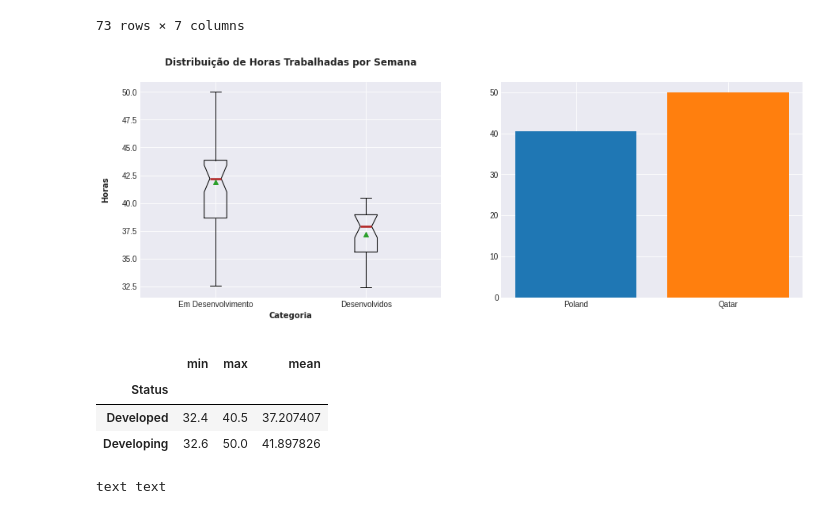
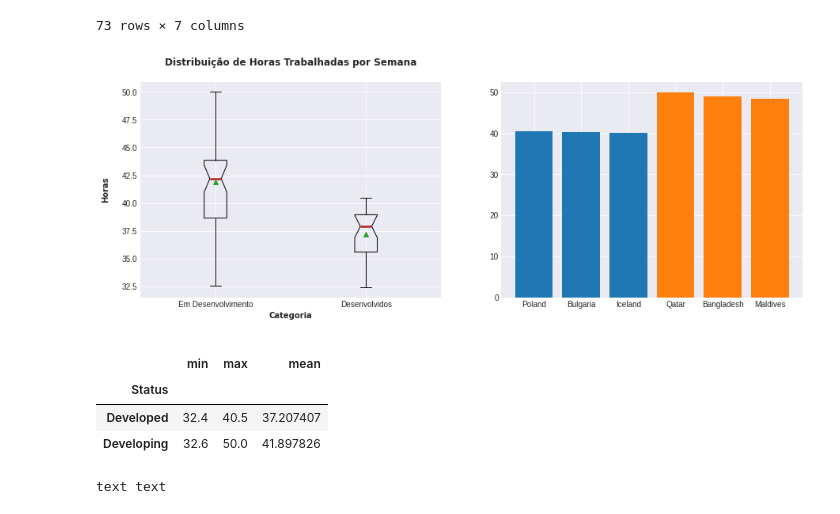
Before and after one commit to unbrae/DataScience, a Jupyter notebook: eda.ipynb, the cells around one changed output. Cells and saved outputs as stored; diff of their text form; code cells hidden in the pictures.

```diff
--- a/eda.ipynb
+++ b/eda.ipynb
@@ -222,36 +222,39 @@ plt.boxplot(countryStatus[countryStatus.Status == 'Developing'].Hours,positions=
             showmeans=True,
             notch=True,
             showfliers=True)
 
 plt.boxplot(countryStatus[countryStatus.Status == 'Developed'].Hours,positions=[2],
             medianprops=dict(linestyle='-.', linewidth=2.5, color='firebrick'),
             showmeans=True,
             notch=True,
             showfliers=True
             )
 
 plt.title(f'Distribuição de Horas Trabalhadas por Semana\n', fontdict=font)
 plt.xticks(ticks=[1,2],labels=['Em Desenvolvimento','Desenvolvidos'])
 plt.xlabel(f'Categoria\n', fontdict=font)
 plt.ylabel(f'Horas\n', fontdict=font)
 plt.grid(True)
 
 plt.subplot(1,2,2)
 
-developedBigger = (countryStatus.loc[countryStatus['Status'] == 'Developed']).sort_values(by=["Hours","Country"], ascending=False).head(1)
+developedBigger = (countryStatus.loc[countryStatus['Status'] == 'Developed']).sort_values(by=["Hours","Country"], ascending=False).head(3)
 developedBigger = developedBigger[['Country','Hours']]
-developingBigger = (countryStatus.loc[countryStatus['Status'] == 'Developing']).sort_values(by=["Hours","Country"], ascending=False).head(1)
+
+developingBigger = (countryStatus.loc[countryStatus['Status'] == 'Developing']).sort_values(by=["Hours","Country"], ascending=False).head(3)
 developingBigger = developingBigger[['Country','Hours']]
 
 plt.bar(developedBigger['Country'],developedBigger['Hours'])
 plt.bar(developingBigger['Country'],developingBigger['Hours'])
 
+#plt.xticks()
+
 plt.show()
 
 desc = (countryStatus.groupby('Status').Hours).agg(['min','max','mean'])
 display(desc)
 # %% [output]
-[figure, old version]
+[figure, new version]
 |  | min | max | mean |
 | Status |  |  |  |
 | Developed | 32.4 | 40.5 | 37.207407 |
```
